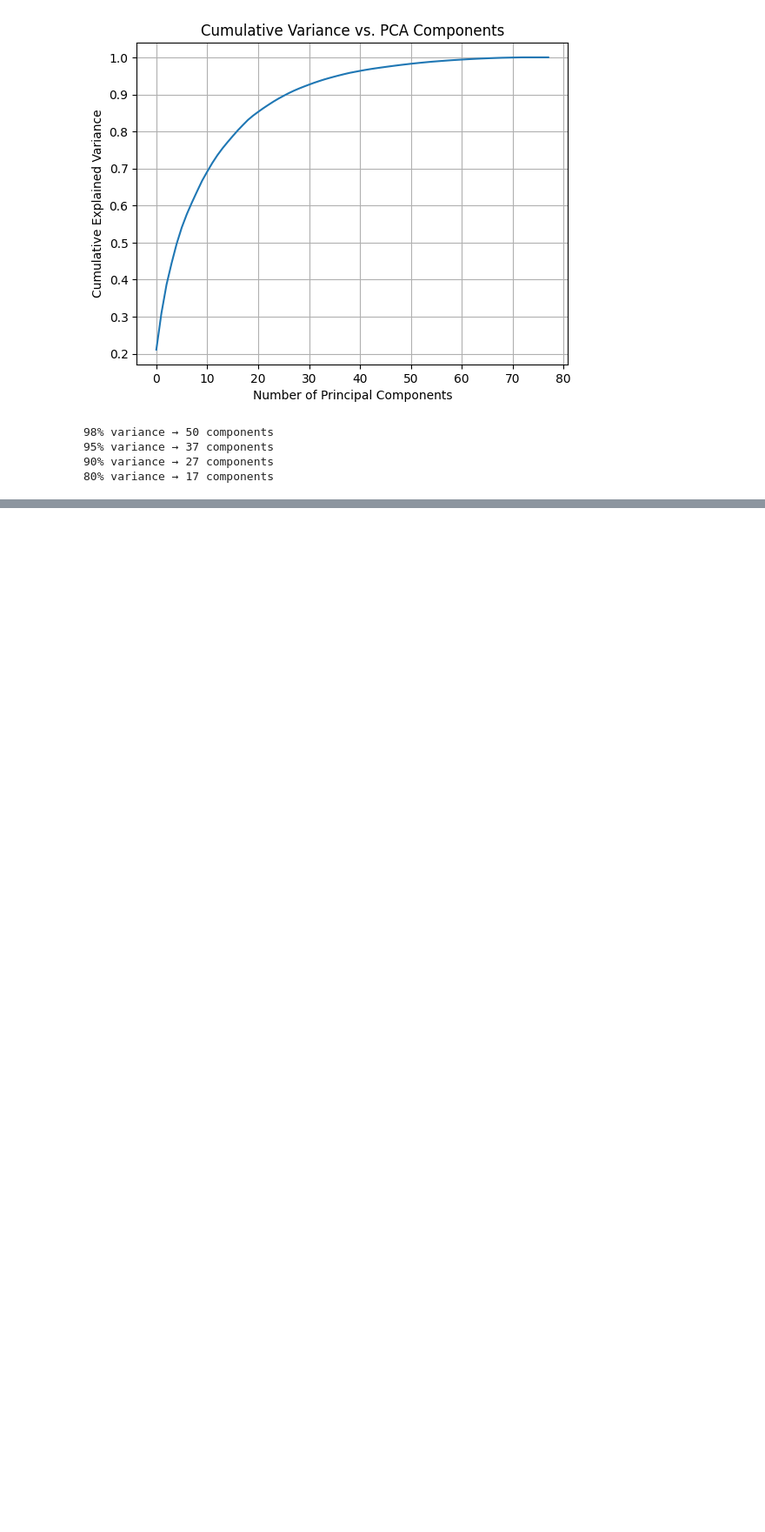
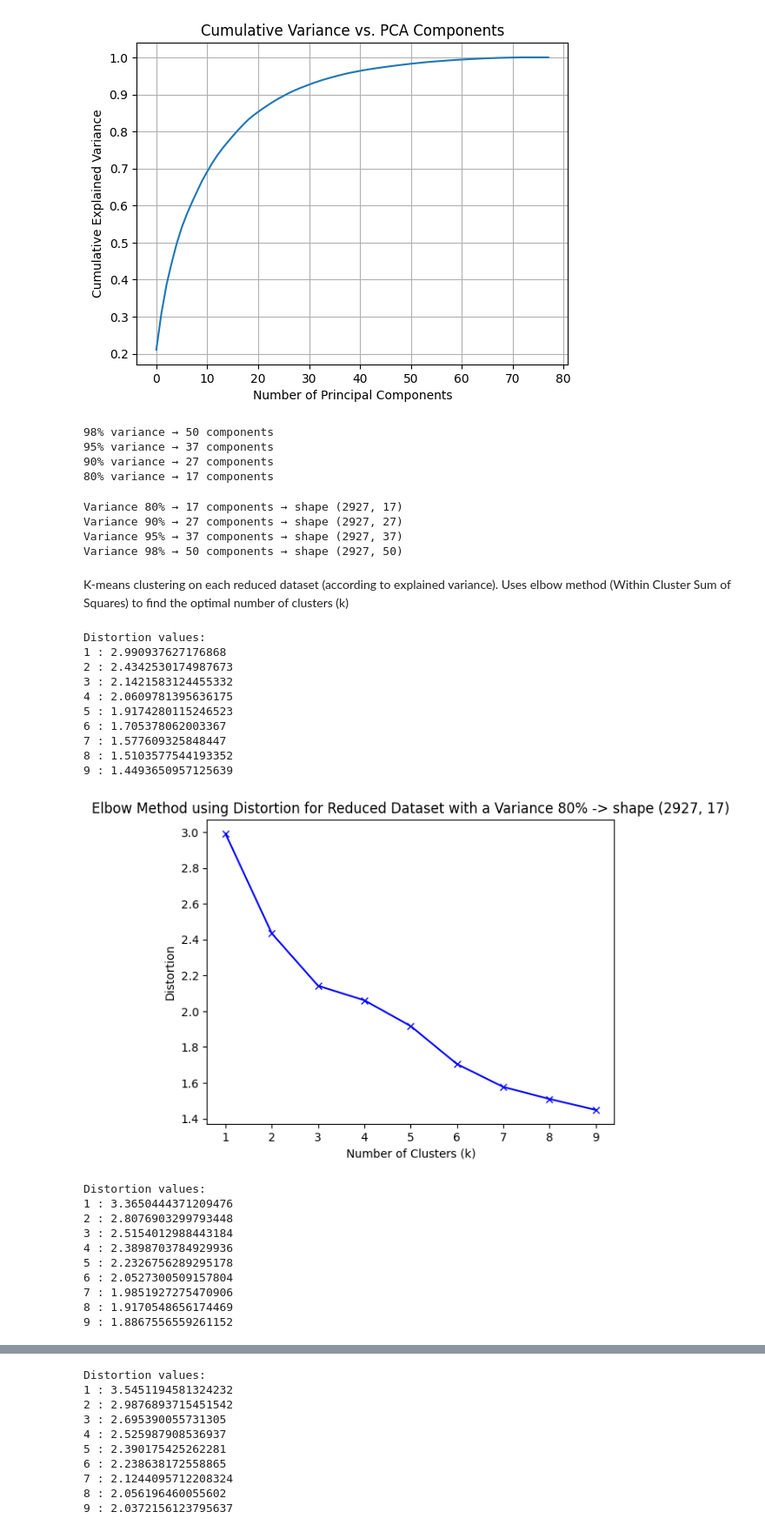
Before and after one commit to hedesiustefan/ML_Project, a Jupyter notebook: LAB4/ML_LAB4.ipynb, the cells around one changed output, grey strips where cells are left out. Shown: that part at 87% size. Cells and saved outputs as stored; diff of their text form; code cells hidden in the pictures; blank space fills up the shorter version.

Commit message:
initial clustering + loadings visualization

```diff
--- a/LAB4/ML_LAB4.ipynb
+++ b/LAB4/ML_LAB4.ipynb
@@ -104,3 +108,69 @@ pca = PCA()
 95% variance → 37 components
 90% variance → 27 components
 80% variance → 17 components
+# %%
+targets = [0.80, 0.90, 0.95, 0.98]
+reduced_datasets = {}
+
+for target in targets:
+    n = np.argmax(cumulative >= target) + 1
+    pca = PCA(n_components=n)
+    X_reduced = pca.fit_transform(X_scaled)
+    reduced_datasets[target] = X_reduced
+    print(f'Variance {target*100:.0f}% → {n} components → shape {X_reduced.shape}')
+# %% [output]
+Variance 80% → 17 components → shape (2927, 17)
+Variance 90% → 27 components → shape (2927, 27)
+Variance 95% → 37 components → shape (2927, 37)
+Variance 98% → 50 components → shape (2927, 50)
+# %% [markdown]
+K-means clustering on each reduced dataset (according to explained variance). Uses elbow method (Within Cluster Sum of Squares) to find the optimal number of clusters (k)
+# %%
+
+for target, X_reduced in reduced_datasets.items():
+  distortions = []
+  inertias = []
+  mapping1 = {}
+  mapping2 = {}
+  K = range(1, 10)
+
+  for k in K:
+    model = KMeans(n_clusters=k, random_state=42).fit(X_reduced)
+
+    distortions.append(sum(np.min(cdist(X_reduced, model.cluster_centers_, 'euclidean'), axis=1)**2) / X_reduced.shape[0])
+
+    inertias.append(model.inertia_)
+    mapping1[k] = distortions[-1]
+    mapping2[k] = inertias[-1]
+
+  print("Distortion values:")
+  for key, val in mapping1.items():
+      print(f'{key} : {val}')
+
+  plt.plot(K, distortions, 'bx-')
+  plt.xlabel('Number of Clusters (k)')
+  plt.ylabel('Distortion')
+  plt.title(f'Elbow Method using Distortion for Reduced Dataset with a Variance {target*100:.0f}% -> shape {X_reduced.shape}')
+  plt.show()
+# %% [output]
+Distortion values:
+1 : 2.990937627176868
+2 : 2.4342530174987673
+3 : 2.1421583124455332
+4 : 2.0609781395636175
+5 : 1.9174280115246523
+6 : 1.705378062003367
+7 : 1.577609325848447
+8 : 1.5103577544193352
+9 : 1.4493650957125639
+[figure, added]
+Distortion values:
+1 : 3.3650444371209476
+2 : 2.8076903299793448
+3 : 2.5154012988443184
+4 : 2.3898703784929936
+5 : 2.2326756289295178
+6 : 2.0527300509157804
+7 : 1.9851927275470906
+8 : 1.9170548656174469
+9 : 1.8867556559261152
@@ -106,0 +178,10 @@ pca = PCA()
+Distortion values:
+1 : 3.5451194581324232
+2 : 2.9876893715451542
+3 : 2.695390055731305
+4 : 2.525987908536937
+5 : 2.390175425262281
+6 : 2.238638172558865
+7 : 2.1244095712208324
+8 : 2.056196460055602
+9 : 2.0372156123795637
```
Also changed, not shown: parts of 8 cells of this notebook.
